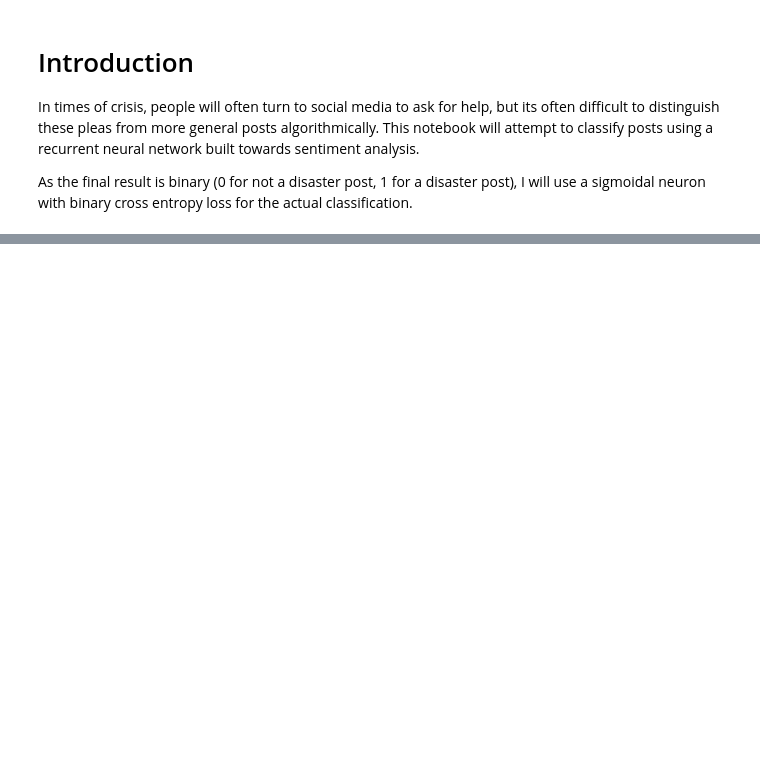
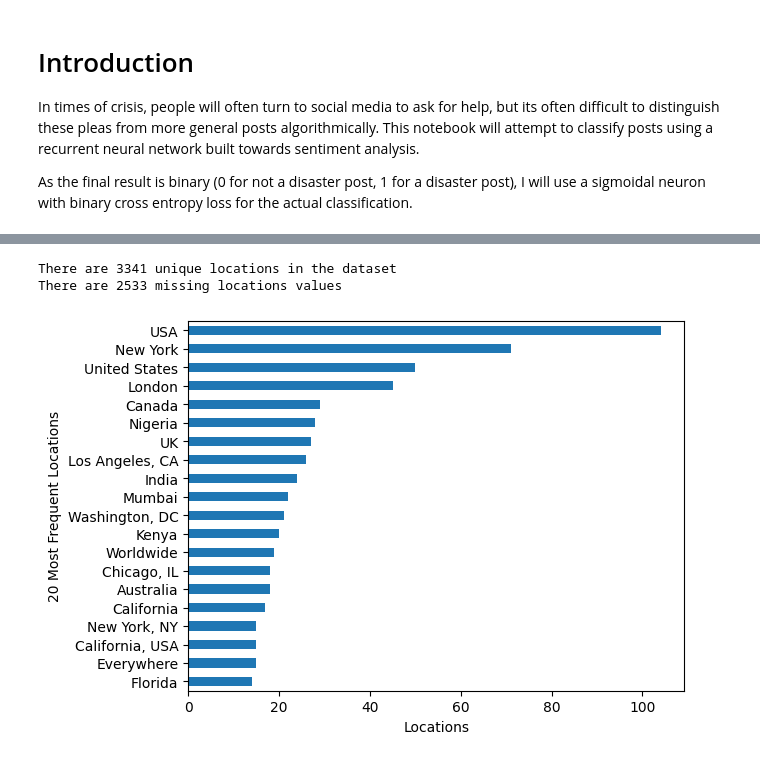
Before and after one commit to gbangban/text-nlp, a Jupyter notebook: notebook.ipynb, the cells around one changed output, grey strips where cells are left out. Drawn from its saved outputs; the diff is of its cells as text; code cells hidden in the pictures; blank space fills up the shorter version.

```diff
--- a/notebook.ipynb
+++ b/notebook.ipynb
@@ -49,0 +83,13 @@ train_df.head()
+# %%
+# Visualize the distribution of locations
+location_counts = train_df['location'].value_counts(ascending=True)
+print(f"There are {len(location_counts)} unique locations in the dataset")
+print(f"There are {train_df['location'].isna().sum()} missing locations values")
+location_counts.nlargest(20).iloc[::-1].plot(kind="barh")
+plt.xlabel("Locations")
+plt.ylabel("20 Most Frequent Locations")
+plt.show()
+# %% [output]
+There are 3341 unique locations in the dataset
+There are 2533 missing locations values
+[figure, added]
```
Also changed, not shown: parts of 15 cells of this notebook.
